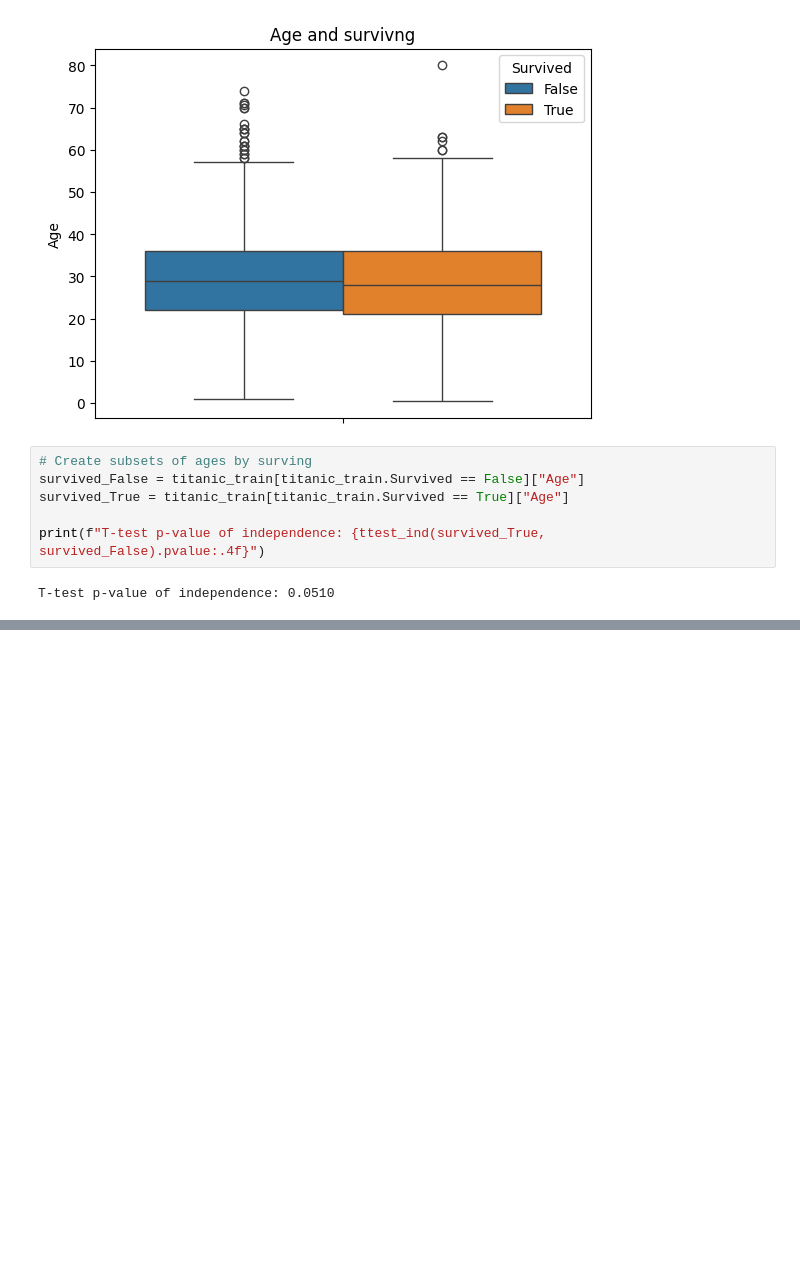
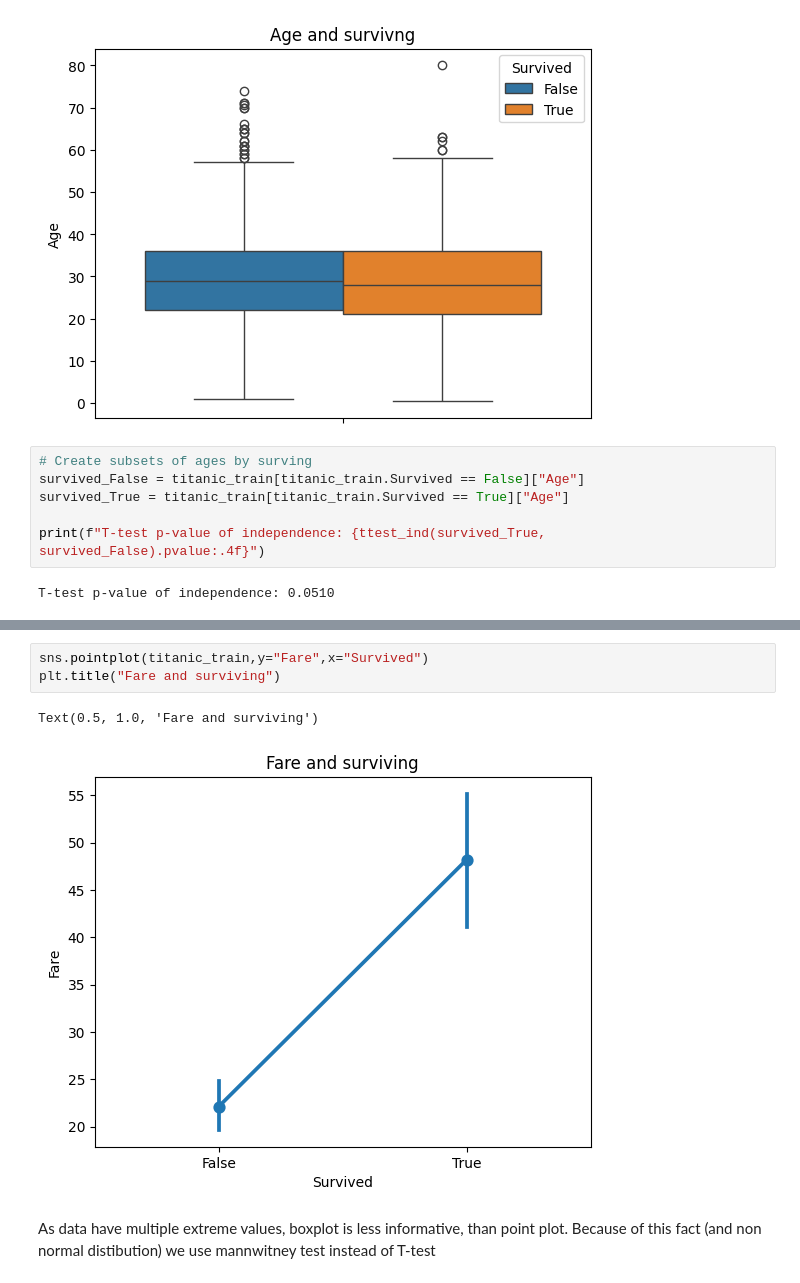
Before and after one commit to PigStep/ML-Titanic-Kaggle-contest, a Jupyter notebook: notebooks/ML titanic prediction/Titanic_notebook.ipynb, the cells around one changed output, grey strips where cells are left out. Saved outputs shown, nothing was run; the diff lists cells and outputs as text; blank space fills up the shorter version.

```diff
--- a/notebooks/ML titanic prediction/Titanic_notebook.ipynb
+++ b/notebooks/ML titanic prediction/Titanic_notebook.ipynb
@@ -342,0 +366,8 @@ T-test p-value of independence: 0.0510
+# %%
+sns.pointplot(titanic_train,y="Fare",x="Survived")
+plt.title("Fare and surviving")
+# %% [output]
+Text(0.5, 1.0, 'Fare and surviving')
+[figure, added]
+# %% [markdown]
+As data have multiple extreme values, boxplot is less informative, than point plot. Because of this fact (and non normal distibution) we use mannwitney test instead of T-test
```
Also changed, not shown: parts of 10 cells of this notebook.
